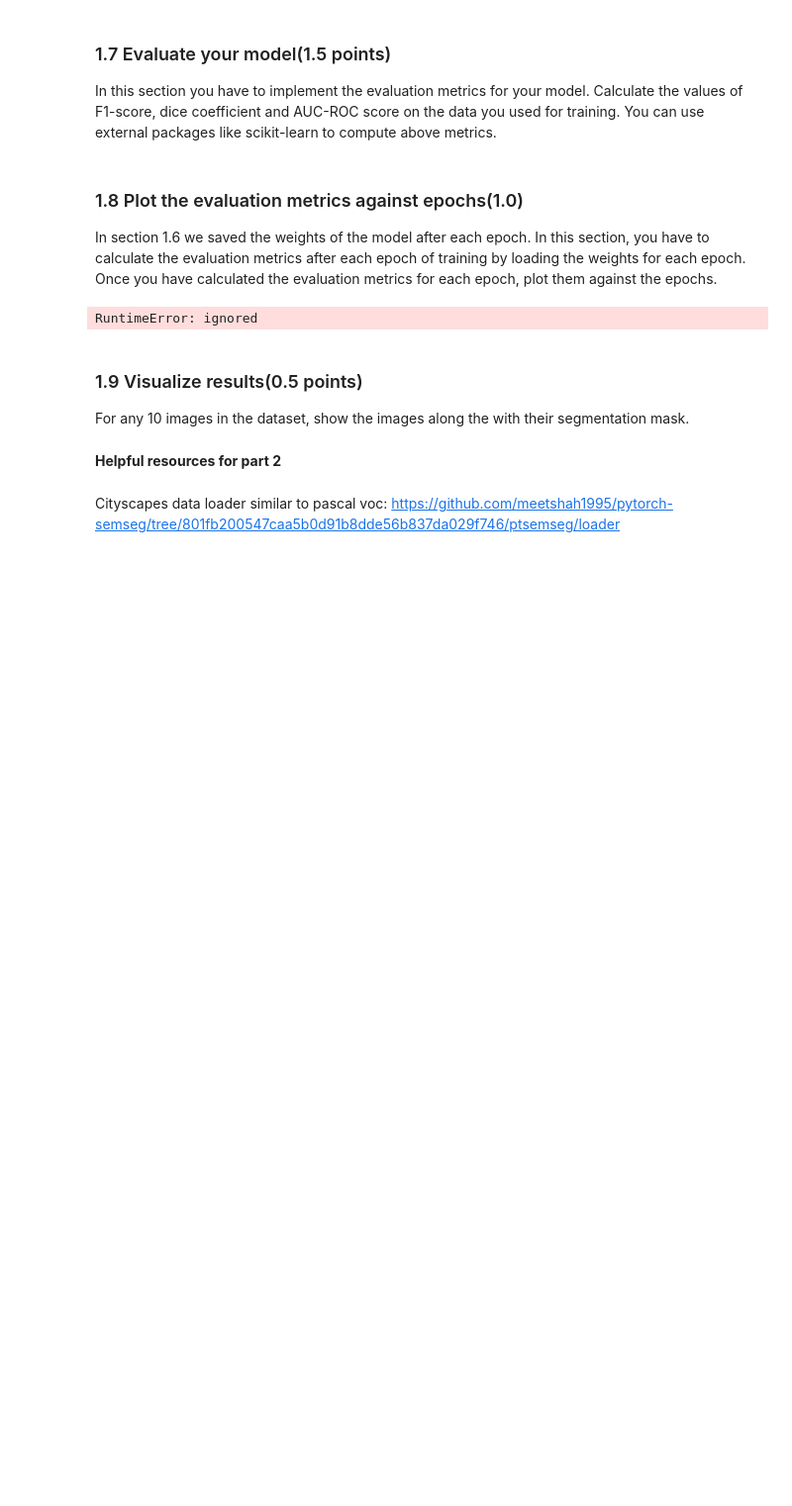
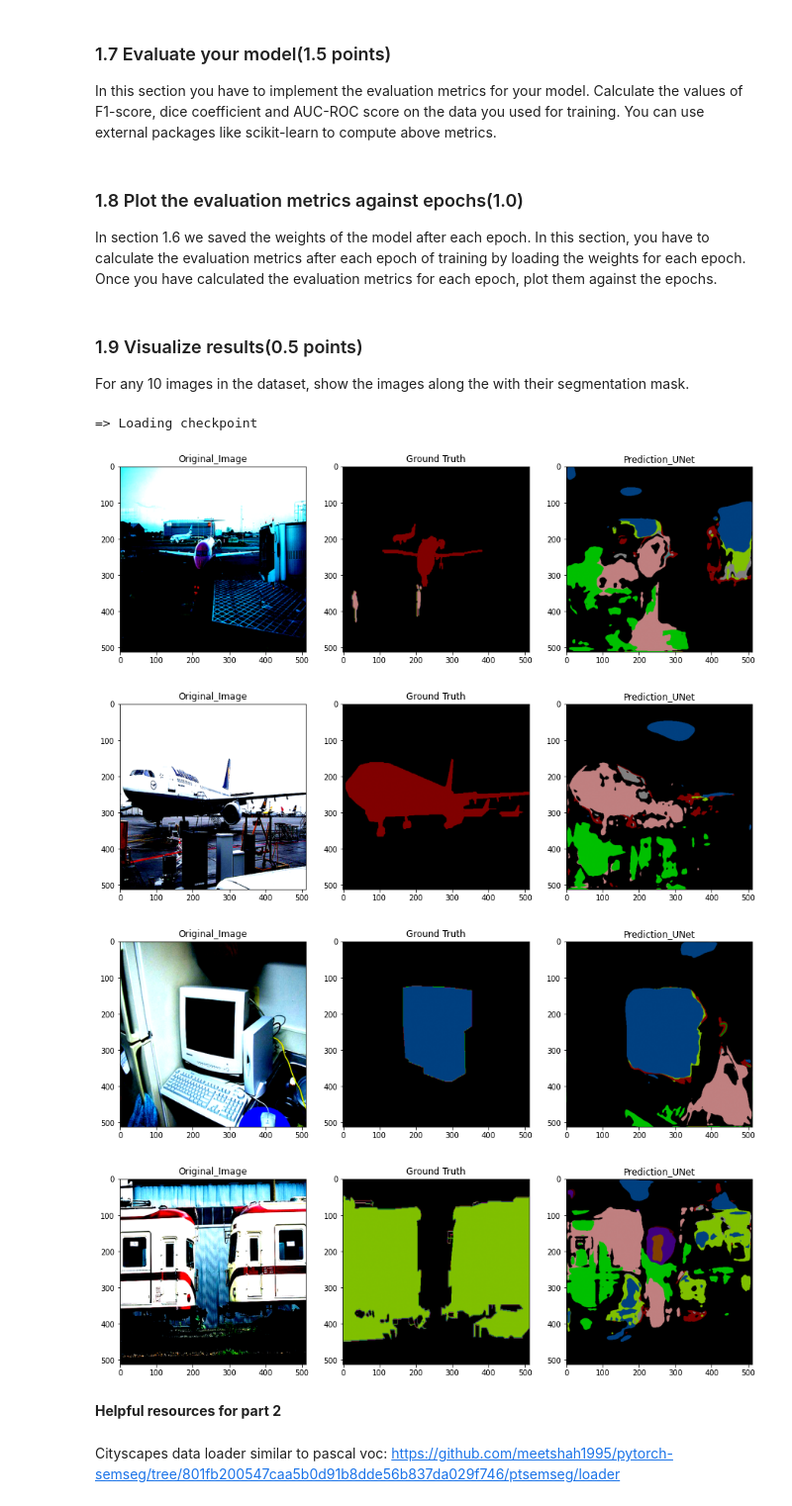
Before and after one commit to arpit-jadon/Copy-Vision-Project-Image-Segmentation, a Jupyter notebook: Vision_task_1_our_updated.ipynb, the cells around one changed output. Shown: that part at 99% size. Cells and saved outputs as stored; diff of their text form; code cells hidden in the pictures; blank space fills up the shorter version.

Commit message:
Added Visualization Code (Working FIne)

```diff
--- a/Vision_task_1_our_updated.ipynb
+++ b/Vision_task_1_our_updated.ipynb
@@ -583,25 +625,54 @@ f1_scores = []
 auc_scores = []
 dice_scores = []
 
-for epoch in range(epochs):
-  model.load_state_dict(history[1][epoch])
-  for images,labels in trainloader:
-    output = model(images.cuda())
-    fl, auc, dice = evaluate(labels.cuda(), output)
-    fl_scores.append(f1)
-    auc_scores.append(auc)
-    dice_scores.append(dice)
+for epoch in range(0, epochs):
+#     model.load_state_dict(history[1][epoch])
+    load_checkpoint(torch.load("smpUnet_my_checkpoint_5epch.pth.tar"), model)
+    for images,labels in trainloader:
+        print(images.size(), labels.size())
+        images, labels = images.to(device), labels.to(device)
+        output = model(images)
+        auc, dice = evaluate(labels.cuda(), output)
+        fl_scores.append(f1)
+        auc_scores.append(auc)
+        dice_scores.append(dice)
 
 plt.plot(f1_scores)
 plt.plot(auc_scores)
 plt.plot(dice_scores)
-plt.legend(['f1', 'auc', 'dice'])
+plt.legend(['auc', 'dice'])
 plt.show()
-# %% [output]
-RuntimeError: ignored
 # %% [markdown]
 ### 1.9 Visualize results(0.5 points)
 For any 10 images in the dataset, show the images along the with their segmentation mask.
+# %%
+load_checkpoint(torch.load("smpUnet_my_checkpoint_5epch.pth.tar"), model)
+for batch_idx, (images,labels) in enumerate(trainloader):
+    if batch_idx>3:
+        break
+    #output = model(images.cuda())
+    images, labels = images.to(device), labels.to(device)
+
+    output = torch.sigmoid(model(images))
+    output = (output.cpu().detach().numpy().transpose([0,2,3,1]) > 0.5)*1
+
+    imgs = images.cpu().numpy().transpose([0,2,3,1])
+
+    for img_num in range(0,bs):
+        plt.figure(figsize=(15,20))
+        plt.subplot(1,3,1).set_title('Original_Image')
+        plt.imshow(np.clip(imgs[img_num,:,:,:], 0, 1))
+        plt.subplot(1,3,2).set_title('Ground Truth')
+        plt.imshow(dst.decode_segmap(labels.cpu().numpy()[img_num])) # Single channel GT mask to RGB Image
+        plt.subplot(1,3,3).set_title('Prediction_UNet')
+        plt.imshow(dst.decode_segmap(multi_chnl_to_2d(output[img_num,:,:,:]))) # Single channel prediction mask to RGB Image
+        plt.savefig('./saved_results_task1/all_res_batch_' + str(batch_idx) + '_img_' + str(img_num) + '.png')
+# %% [output]
+=> Loading checkpoint
+[figure, added]
+[figure, added]
+[figure, added]
+[figure, added]
 # %% [markdown]
 **Helpful resources for part 2**
 # %% [markdown]
```
Also changed, not shown: parts of 16 cells of this notebook.
